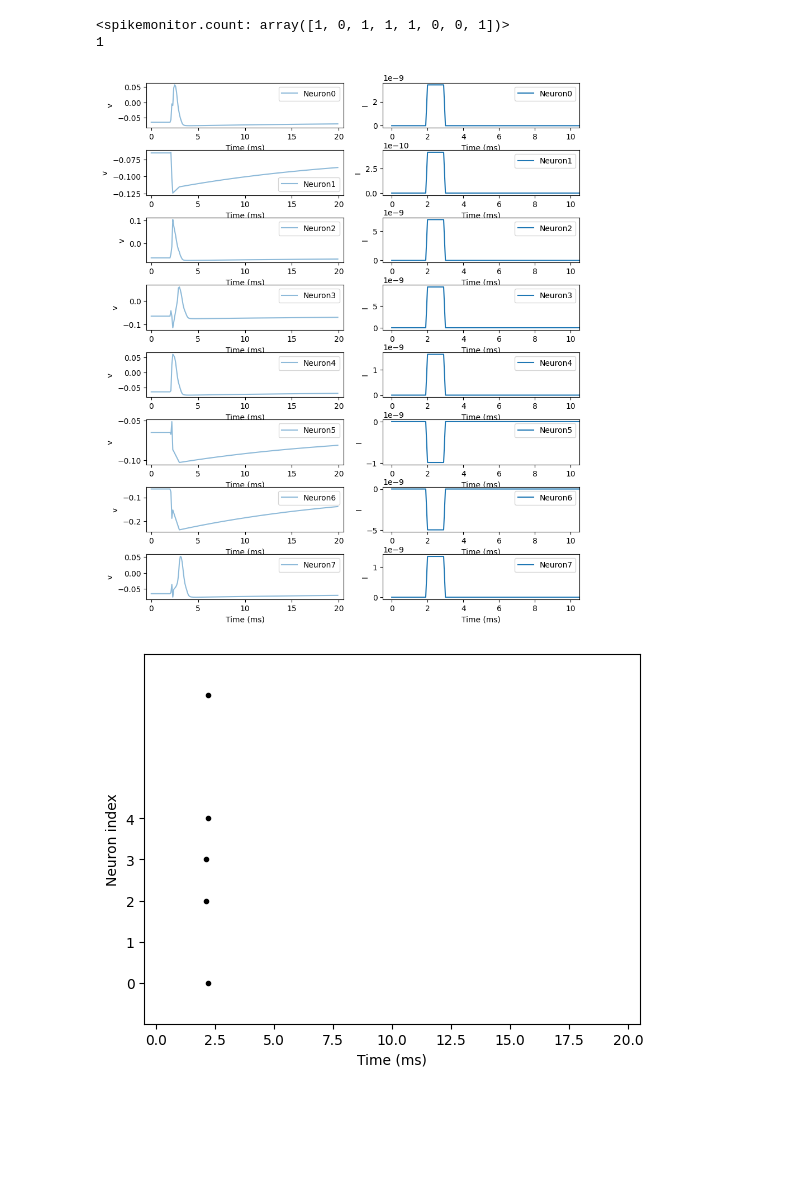
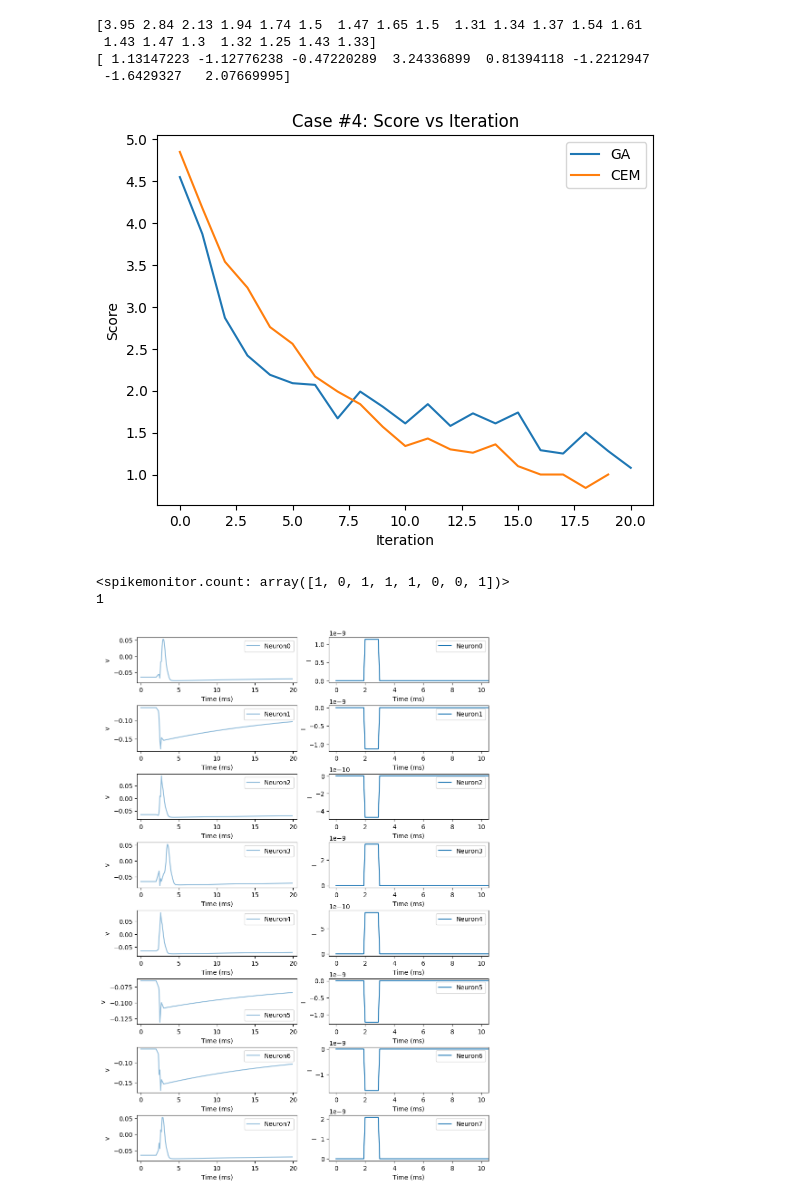
Before and after one commit to raltech/NSPO, a Jupyter notebook: main.ipynb, the cells around one changed output. Saved outputs shown, nothing was run; the diff lists cells and outputs as text; code cells hidden in the pictures; blank space fills up the shorter version.

```diff
--- a/main.ipynb
+++ b/main.ipynb
@@ -36,6 +56,34 @@ Generation:  0
+# %%
+ga_score_hist = np.mean(avg_score_hist, axis=0)
+ga_best_stim = np.mean(avg_best_stim, axis=0)
+# ce_score_hist = np.mean(avg_score_hist, axis=0)
+# ce_best_stim = np.mean(avg_best_stim, axis=0)
+# %%
+print(ga_score_hist)
+print(ga_best_stim)
+# print(ce_score_hist)
+# print(ce_best_stim)
+# %% [output]
+[3.95 2.84 2.13 1.94 1.74 1.5  1.47 1.65 1.5  1.31 1.34 1.37 1.54 1.61
+ 1.43 1.47 1.3  1.32 1.25 1.43 1.33]
+[ 1.13147223 -1.12776238 -0.47220289  3.24336899  0.81394118 -1.2212947
+ -1.6429327   2.07669995]
+# %%
+# Plot of the score
+plt.figure()
+plt.plot(ga_score_hist, label="GA")
+plt.plot(ce_score_hist, label="CEM")
+plt.xlabel("Iteration")
+plt.ylabel("Score")
+plt.title("Case #4: Score vs Iteration")
+plt.legend()
+plt.savefig("Case#4_Score_vs_Iteration.png")
+plt.show()
+# %% [output]
+[figure, added]
 # %%
 # sanity check
-stim_pattern = np.array(best_stim) * b2.nA
+stim_pattern = np.array(ga_best_stim) * b2.nA
 statemon, spikemon, ratemon = stimulate(synapse_w, stim_pattern)
 print(spikemon.count)
 eval = f(np.array(spikemon.count), target_pattern)
@@ -46,36 +94,41 @@ print(eval)
 # %%
 color = ['r', 'g', 'b', 'y', 'c']
 duration = 20*b2.ms
 # plot
-plt.figure(figsize=(10, 12))
+plt.figure(figsize=(10, 15))
 plt.subplots_adjust(hspace=0.5)
 for i in range(num_neurons):
     plt.subplot(num_neurons,2,i*2+1)
     plt.plot(statemon.t/b2.ms, statemon.v[i], label='Neuron'+str(i), alpha=0.5)
+    # index = np.where(spikemon.i == i)[0]
+    # if index.size != 0:
+    #     plt.axvline((spikemon.t/b2.ms)[np.where(spikemon.i == i)[0][0]], color='r', linestyle='--', label='spike time')
     # plt.ylim(-0.1, 0.09)
     plt.xlim(-0.5, int(duration/b2.ms)+0.5)
     plt.xlabel('Time (ms)')
     plt.ylabel('v')
     plt.legend()
 
     plt.subplot(num_neurons,2,i*2+2)
     plt.plot(statemon.t/b2.ms, statemon.I[i], label='Neuron'+str(i))
     # plt.ylim(-80/1000, 80/1000)
     plt.xlim(-0.5, 10.5)
     plt.xlabel('Time (ms)')
     plt.ylabel('I')
     plt.legend()
-plt.savefig('ap_02.png')
+
+# plt.title('GA Case#1: Neuron Voltage Response and Stimulus Current')
+plt.savefig('Case#1_GA.png')
 plt.show()
-# plt.subplot(7,2,13)
-plt.plot(spikemon.t/b2.ms, spikemon.i, '.k')
-plt.xlabel('Time (ms)')
-plt.ylabel('Neuron index')
-plt.ylim(-1, num_neurons)
-plt.xlim(-0.5, int(duration/b2.ms)+0.5)
-plt.yticks([0, 1, 2, 3, 4])
-plt.savefig('spiketrain_02.png')
-plt.show()
+
+# # plt.subplot(7,2,13)
+# plt.plot(spikemon.t/b2.ms, spikemon.i, '.k')
+# plt.xlabel('Time (ms)')
+# plt.ylabel('Neuron index')
+# plt.ylim(-1, num_neurons)
+# plt.xlim(-0.5, int(duration/b2.ms)+0.5)
+# plt.yticks(list(range(num_neurons)))
+# plt.savefig('spiketrain_02.png')
+# plt.show()
 # %% [output]
-[figure, old version]
+[figure, new version]
-[figure, removed]
```
Also changed, not shown: parts of 4 cells of this notebook, 19 other files.
